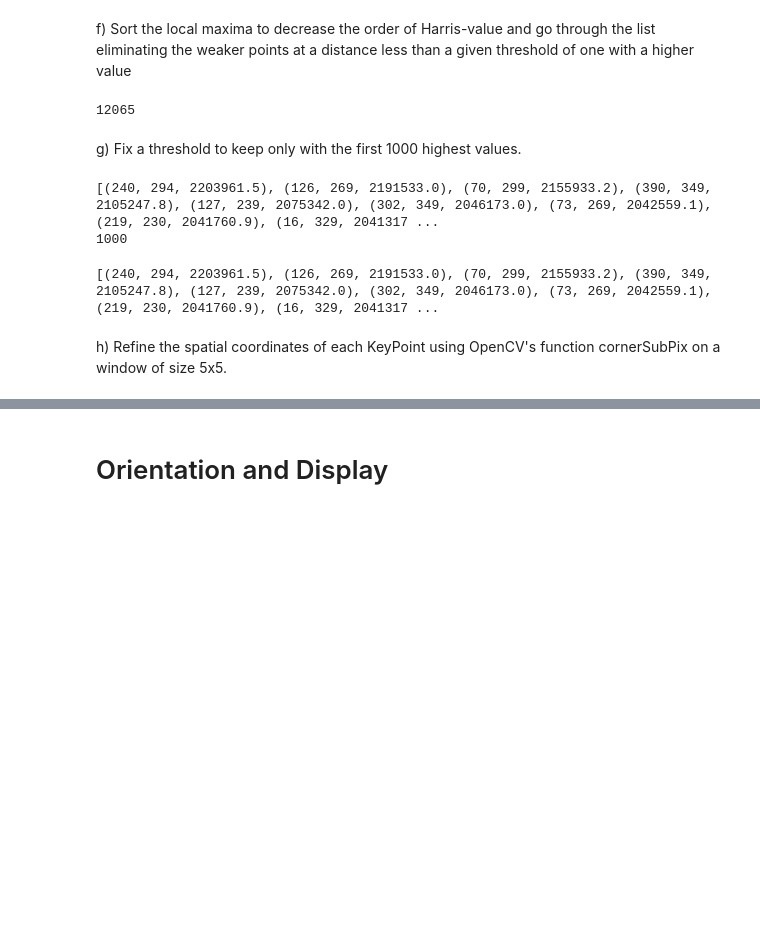
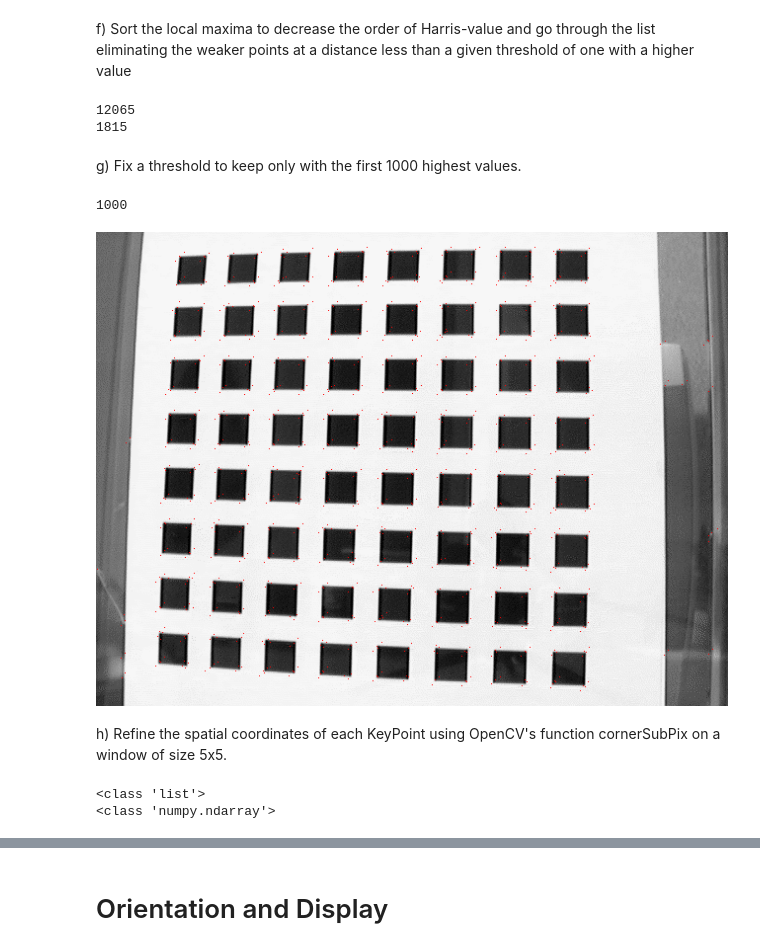
Before and after one commit to RoseSarlake/Computer-Vision, a Jupyter notebook: CV_Assignment2.ipynb, the cells around one changed output, grey strips where cells are left out. Cells and saved outputs as stored; diff of their text form; code cells hidden in the pictures; blank space fills up the shorter version.

```diff
--- a/CV_Assignment2.ipynb
+++ b/CV_Assignment2.ipynb
@@ -313,8 +299,11 @@ def My_harris_thre(block):
 # %%
 point_thre = My_harris_nonMax(feature,5)
+# the number of detected points decrease a lot
+print(len(point))
 print(len(point_thre))
 # %% [output]
 12065
+1815
 # %% [markdown]
 g) Fix a threshold to keep only with the first 1000 highest values.
 # %%
@@ -332,23 +321,47 @@ def My_harris_highset(feat,size):
   slicelist = sortlist[0:HIVAL]
 
   return slicelist
-# %%
-# call the function My_harris_highset
-point_1000 = My_harris_highset(feature,5)
-# check the length of the
-print(len(point_1000))
-print(point_1000)
-# %% [output]
-[(240, 294, 2203961.5), (126, 269, 2191533.0), (70, 299, 2155933.2), (390, 349, 2105247.8), (127, 239, 2075342.0), (302, 349, 2046173.0), (73, 269, 2042559.1), (219, 230, 2041760.9), (16, 329, 2041317 ...
-1000
 # %%
-blk = np.zeros((feature.shape[0],feature.shape[1]),np.float32)
-# set the point in selected location as 255, which will show as white point in the image
-for i in range(len(point)):
-  blk[point[i][0],point[i][1]] = 255
+# call the function My_harris_highset
+point_1000 = My_harris_highset(feature,5)
+# check the length of the list, only 1000 points left
+print(len(point_1000))
+
+# copy the img1, and save it as img2
+img2 = img1.copy()
+# set the point in the list "point_1000" as [0,0,255], which will show as red point in the image
+for i in range(len(point_1000)):
+  img2[point_1000[i][0],point_1000[i][1]] = [0,0,255]
 # show the result
-cv2_imshow(blk)
+cv2_imshow(img2)
 # %% [output]
-[(240, 294, 2203961.5), (126, 269, 2191533.0), (70, 299, 2155933.2), (390, 349, 2105247.8), (127, 239, 2075342.0), (302, 349, 2046173.0), (73, 269, 2042559.1), (219, 230, 2041760.9), (16, 329, 2041317 ...
+1000
+[figure, added]
 # %% [markdown]
 h) Refine the spatial coordinates of each KeyPoint using OpenCV's function cornerSubPix on a window of size 5x5.
+# %%
+# in cv2.cornerSubPix function, 5 Parameters are needed: image, corners, windowsize, zero zone and criteria
+# The "corner" is require 'numpy.ndarray' class of detected point coordinates
+# the "point_1000" is a list with location and max value, need to be prosessed as ndarray class without harris value
+print(type(point_1000))
+
+# create a location list to only store location
+loc_list=[]
+# loop the point_1000 list and get the coordinates
+for item in point_1000:
+  loc_list.append([item[0],item[1]])
+
+# convert the location list to array
+loc_arr = np.asarray(loc_list)
+gray = cv2.cvtColor(img1,cv2.COLOR_BGR2GRAY)
+# now the loc_arr can be used in function cornerSubPix()
+print(type(loc_arr))
+# define the criteria to stop and refine the corners
+criteria = (cv2.TERM_CRITERIA_EPS + cv2.TERM_CRITERIA_MAX_ITER, 100, 0.001)
+
+# call function cornerSubPix
+# store all the refined corner in "corner"
+corners = cv2.cornerSubPix(gray,np.float32(loc_arr),(5,5),(-1,-1),criteria)
+# %% [output]
+<class 'list'>
+<class 'numpy.ndarray'>
```
Also changed, not shown: parts of 14 cells of this notebook.
